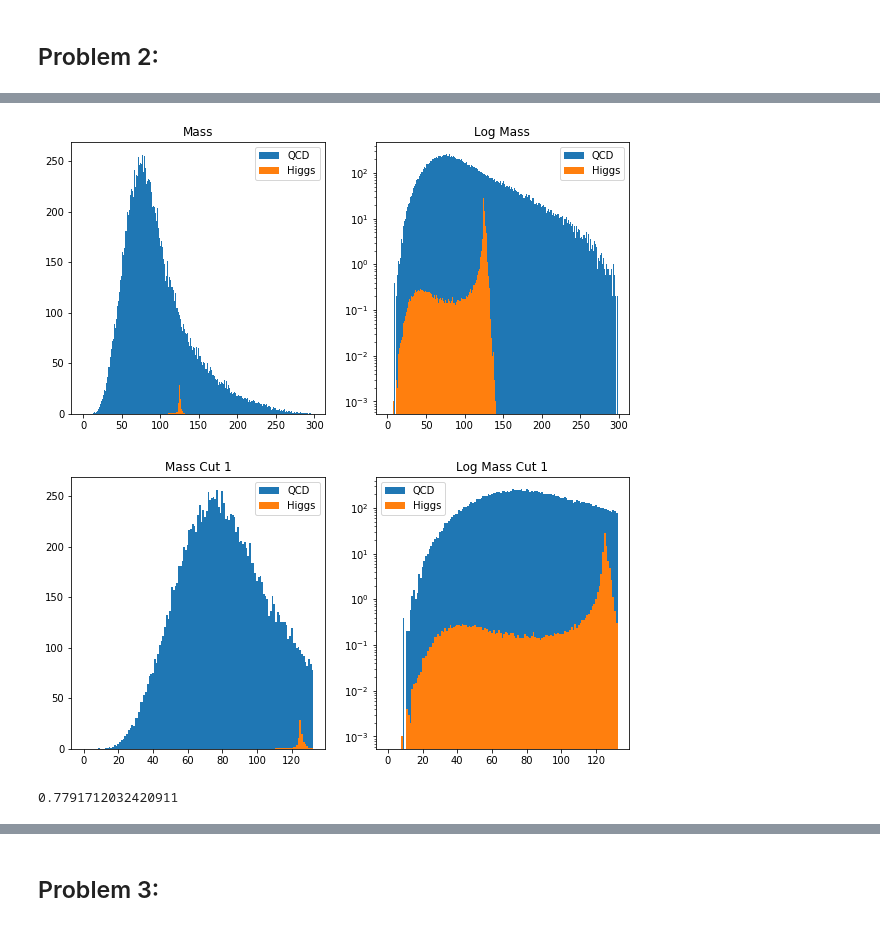
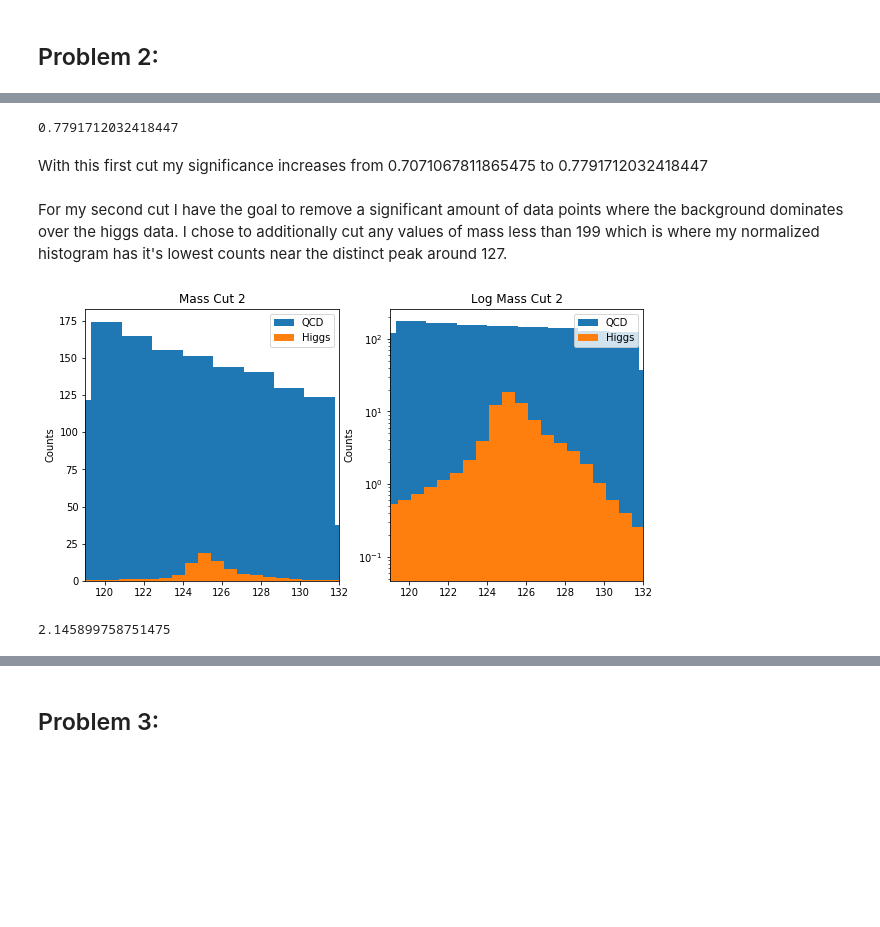
Before and after one commit to Higgins00/Phys434, a Jupyter notebook: Lab7-8.ipynb, the cells around one changed output, grey strips where cells are left out. Drawn from its saved outputs; the diff is of its cells as text; code cells hidden in the pictures; blank space fills up the shorter version.

```diff
--- a/Lab7-8.ipynb
+++ b/Lab7-8.ipynb
@@ -53,18 +98,36 @@ plt.step(histo_higgs[1],histo_higgs[0])
+# %%
+#Signifigance
+histo_higgs1[0].sum() / np.sqrt(histo_qcd1[0].sum())
+# %% [output]
+0.7791712032418447
+# %% [markdown]
+With this first cut my significance increases from 0.7071067811865475 to 0.7791712032418447
+# %% [markdown]
+For my second cut I have the goal to remove a significant amount of data points where the background dominates over the higgs data. I chose to additionally cut any values of mass less than 199 which is where my normalized histogram has it's lowest counts near the distinct peak around 127.
+# %%
+mass_cut_higgs = np.where((higgs_table['mass']<133)&(higgs_table['mass']>119))
+mass_cut_qcd = np.where((qcd_table['mass']<133)&(qcd_table['mass']>119))
+
+histo = np.histogram(np.array(higgs_table['mass'])[mass_cut_higgs],np.arange(higgs_table['mass'].min(),higgs_table['mass'].max(),(higgs_table['mass'].max()-higgs_table['mass'].min())/200),weights =(100*np.ones(len(np.array(higgs_table['mass'])[mass_cut_higgs]))/len(higgs_table['mass'])))
+histo1 = np.histogram(np.array(qcd_table['mass'])[mass_cut_qcd],np.arange(qcd_table['mass'].min(),qcd_table['mass'].max(),(qcd_table['mass'].max()-qcd_table['mass'].min())/200),weights=(20000*np.ones(len(np.array(qcd_table['mass'])[mass_cut_qcd]))/len(qcd_table['mass'])))
+
+histo_higgs = np.array([histo[0],histo[1][:-1]])
+histo_qcd = np.array([histo1[0],histo1[1][:-1]])
 # %%
 fig,ax = plt.subplots(1,2,figsize=(10,5))
-ax[0].set_title('Mass')
-ax[0].bar(histo_qcd[1],histo_qcd[0],width=1, label = 'QCD')
-ax[0].bar(histo_higgs[1],histo_higgs[0] ,width=1, label = 'Higgs')
+ax[0].set_title('Mass Cut 2')
+ax[0].bar(histo_qcd[1],histo_qcd[0],width=(qcd_table['mass'].max()-qcd_table['mass'].min())/200, label = 'QCD')
+ax[0].bar(histo_higgs[1],histo_higgs[0], width=(higgs_table['mass'].max()-higgs_table['mass'].min())/200, label = 'Higgs')
+ax[0].set_xlim(119,132)
+ax[0].set_ylabel('Counts')
 ax[0].legend()
 
-ax[1].set_title('Log Mass')
-ax[1].bar(histo_qcd[1],histo_qcd[0],width=1, label = 'QCD')
-ax[1].bar(histo_higgs[1],histo_higgs[0] ,width=1, label = 'Higgs')
+ax[1].set_title('Log Mass Cut 2')
+ax[1].bar(histo_qcd[1],histo_qcd[0],width=(qcd_table['mass'].max()-qcd_table['mass'].min())/200, label = 'QCD')
+ax[1].bar(histo_higgs[1],histo_higgs[0], width=(higgs_table['mass'].max()-higgs_table['mass'].min())/200, label = 'Higgs')
+ax[1].set_xlim(119,132)
 ax[1].set_yscale('log')
+ax[1].set_ylabel('Counts')
 ax[1].legend();
-
-
-#plt.step(histo1[1][:-1],histo1[0])
-#plt.step(histo[1][:-1],histo[0])
 # %% [output]
-[figure, old version]
+[figure, new version]
@@ -73,19 +134,5 @@ mass_cut_1 = np.where(histo_qcd[1]<133)
-# %%
-fig,ax = plt.subplots(1,2,figsize=(10,5))
-ax[0].set_title('Mass Cut 1')
-ax[0].bar(histo_qcd[1][mass_cut_1],histo_qcd[0][mass_cut_1],width=1, label = 'QCD')
-ax[0].bar(histo_higgs[1][mass_cut_1],histo_higgs[0][mass_cut_1],width=1, label = 'Higgs')
-ax[0].legend()
-
-ax[1].set_title('Log Mass Cut 1')
-ax[1].bar(histo_qcd[1][mass_cut_1],histo_qcd[0][mass_cut_1],width=1, label = 'QCD')
-ax[1].bar(histo_higgs[1][mass_cut_1],histo_higgs[0][mass_cut_1],width=1, label = 'Higgs')
-ax[1].set_yscale('log')
-ax[1].legend();
-# %% [output]
-[figure, removed]
 # %%
 #Signifigance
-histo_higgs[0][mass_cut_1].sum() / np.sqrt(histo_qcd[0][mass_cut_1].sum())
+histo_higgs[0].sum() / np.sqrt(histo_qcd[0].sum())
 # %% [output]
-0.7791712032420911
+2.145899758751475
```
Also changed, not shown: parts of 70 cells of this notebook.
